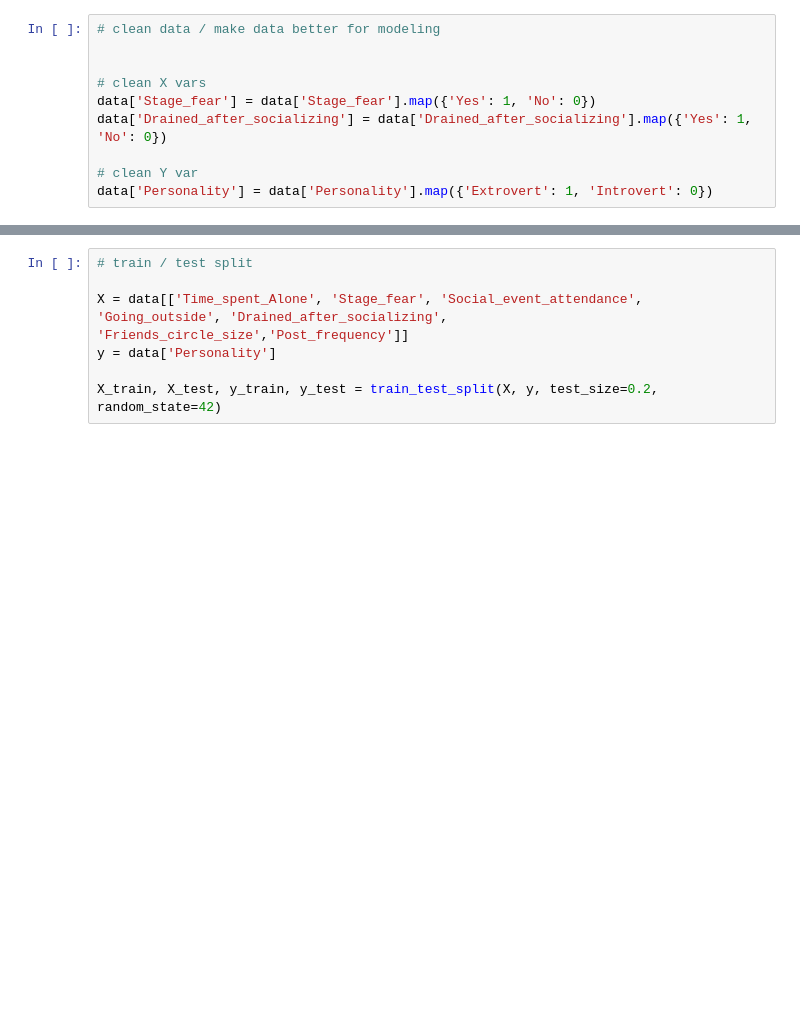
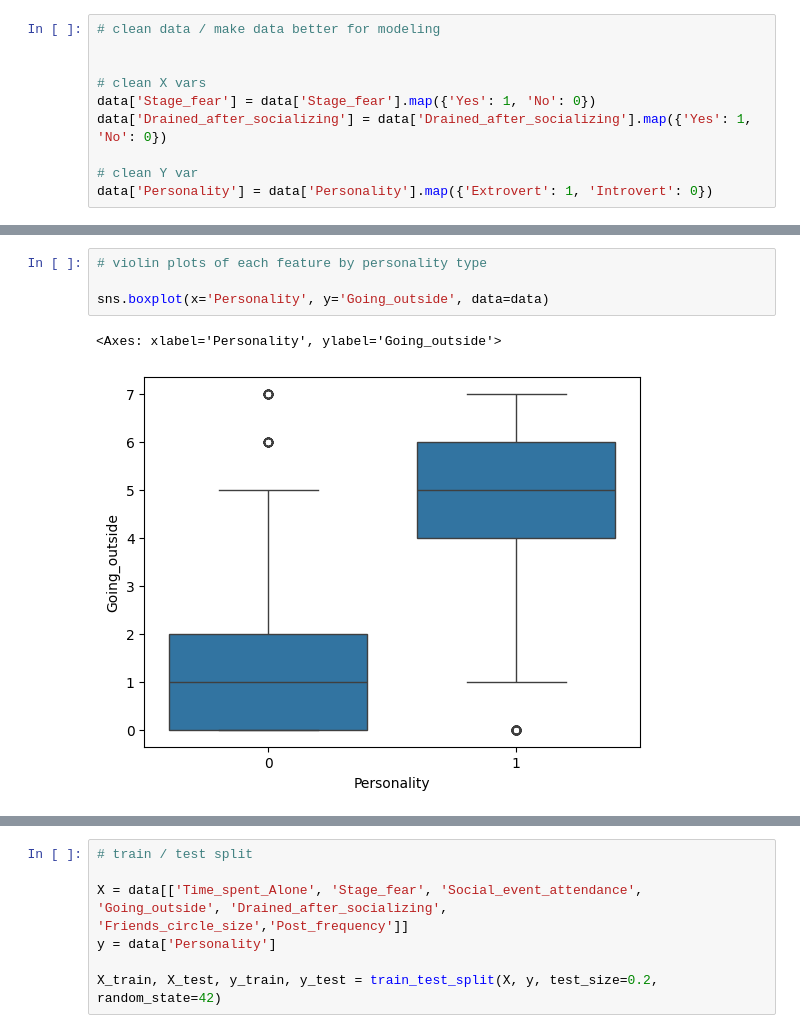
Before and after one commit to lucas-berth/Introvert_Extrovert_Modeling, a Jupyter notebook: modeling.ipynb, the cells around one changed output, grey strips where cells are left out. Cells and saved outputs as stored; diff of their text form; blank space fills up the shorter version.

```diff
--- a/modeling.ipynb
+++ b/modeling.ipynb
@@ -85,0 +137,7 @@ data.head()
+# %%
+# violin plots of each feature by personality type
+
+sns.boxplot(x='Personality', y='Going_outside', data=data)
+# %% [output]
+<Axes: xlabel='Personality', ylabel='Going_outside'>
+[figure, added]
```
Also changed, not shown: parts of 12 cells of this notebook.
